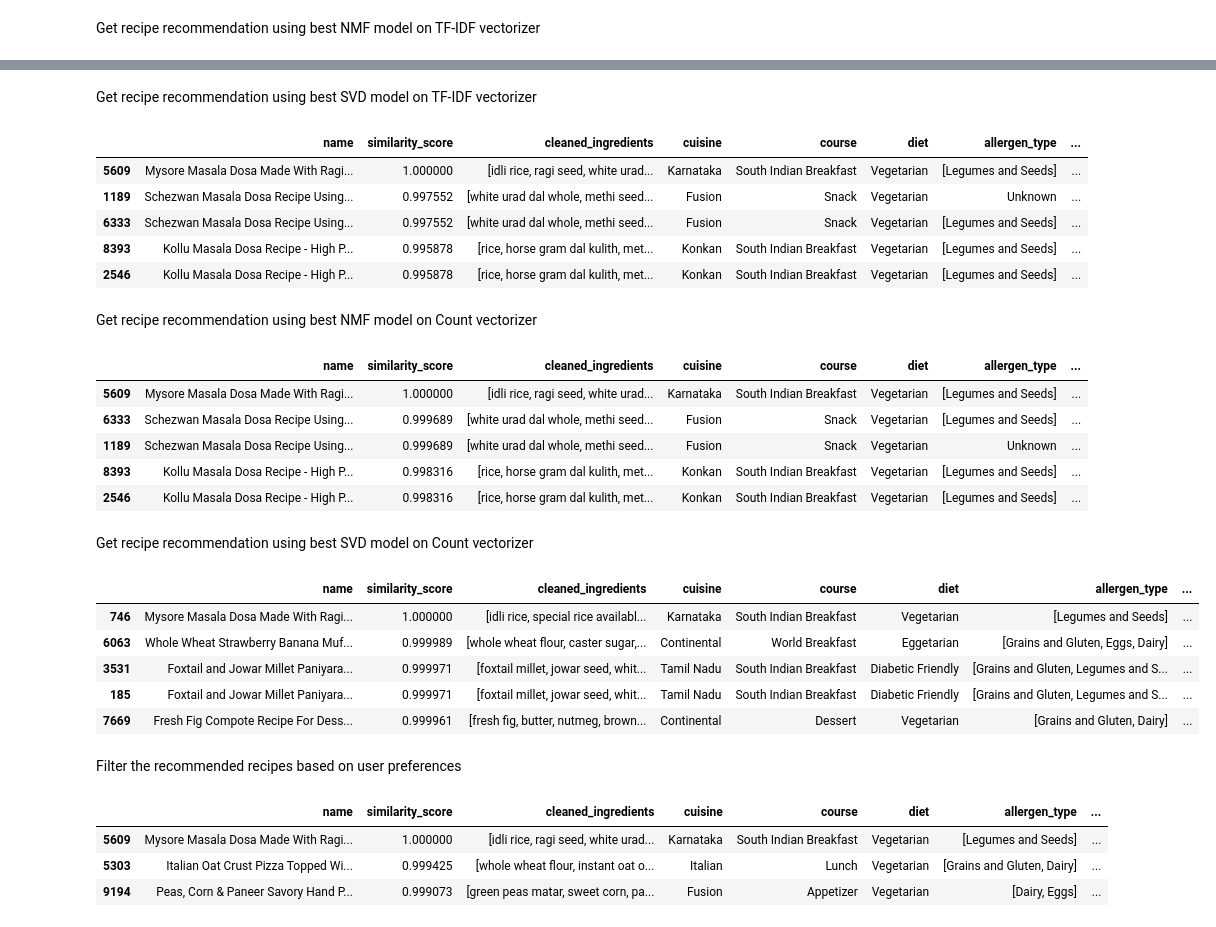
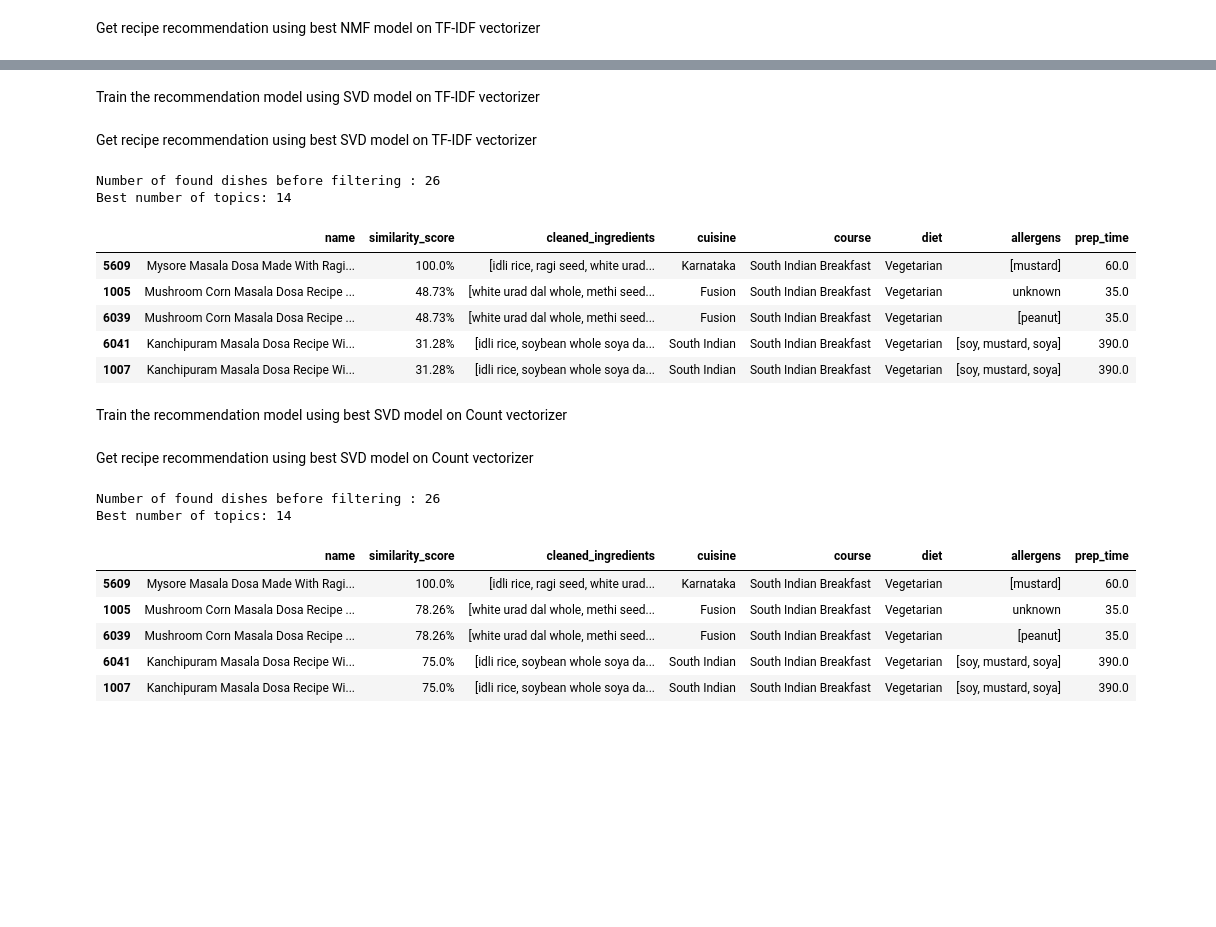
Before and after one commit to jonkerr/indian-food, a Jupyter notebook: recommendation_model.ipynb, the cells around one changed output, grey strips where cells are left out. Saved outputs shown, nothing was run; the diff lists cells and outputs as text; code cells hidden in the pictures; blank space fills up the shorter version.

Commit message:
modified the def recommendation

```diff
--- a/recommendation_model.ipynb
+++ b/recommendation_model.ipynb
@@ -69,0 +220,2 @@ recommended_recipes_nmf_tfidf
+# %% [markdown]
+Train the recommendation model using SVD model on TF-IDF vectorizer
@@ -70,24 +302,16 @@ recommended_recipes_nmf_tfidf
 # %% [markdown]
 Get recipe recommendation using best SVD model on TF-IDF vectorizer
 # %%
-recommended_recipes_svd_tfidf = get_recommendations("masala dosa", processed_df, 15, TfidfVectorizer(), TruncatedSVD, 5)
+recommended_recipes_svd_tfidf = get_recommendations_svd_tfidf("masala dosa")
 recommended_recipes_svd_tfidf
 # %% [output]
+Number of found dishes before filtering : 26
+Best number of topics: 14
-|  | name | similarity_score | cleaned_ingredients | cuisine | course | diet | allergen_type | ... |
-| 5609 | Mysore Masala Dosa Made With Ragi... | 1.000000 | [idli rice, ragi seed, white urad... | Karnataka | South Indian Breakfast | Vegetarian | [Legumes and Seeds] | ... |
-| 1189 | Schezwan Masala Dosa Recipe Using... | 0.997552 | [white urad dal whole, methi seed... | Fusion | Snack | Vegetarian | Unknown | ... |
-| 6333 | Schezwan Masala Dosa Recipe Using... | 0.997552 | [white urad dal whole, methi seed... | Fusion | Snack | Vegetarian | [Legumes and Seeds] | ... |
-| 8393 | Kollu Masala Dosa Recipe - High P... | 0.995878 | [rice, horse gram dal kulith, met... | Konkan | South Indian Breakfast | Vegetarian | [Legumes and Seeds] | ... |
-| 2546 | Kollu Masala Dosa Recipe - High P... | 0.995878 | [rice, horse gram dal kulith, met... | Konkan | South Indian Breakfast | Vegetarian | [Legumes and Seeds] | ... |
+|  | name | similarity_score | cleaned_ingredients | cuisine | course | diet | allergens | prep_time |
+| 5609 | Mysore Masala Dosa Made With Ragi... | 100.0% | [idli rice, ragi seed, white urad... | Karnataka | South Indian Breakfast | Vegetarian | [mustard] | 60.0 |
+| 1005 | Mushroom Corn Masala Dosa Recipe ... | 48.73% | [white urad dal whole, methi seed... | Fusion | South Indian Breakfast | Vegetarian | unknown | 35.0 |
+| 6039 | Mushroom Corn Masala Dosa Recipe ... | 48.73% | [white urad dal whole, methi seed... | Fusion | South Indian Breakfast | Vegetarian | [peanut] | 35.0 |
+| 6041 | Kanchipuram Masala Dosa Recipe Wi... | 31.28% | [idli rice, soybean whole soya da... | South Indian | South Indian Breakfast | Vegetarian | [soy, mustard, soya] | 390.0 |
+| 1007 | Kanchipuram Masala Dosa Recipe Wi... | 31.28% | [idli rice, soybean whole soya da... | South Indian | South Indian Breakfast | Vegetarian | [soy, mustard, soya] | 390.0 |
 # %% [markdown]
-Get recipe recommendation using best NMF model on Count vectorizer
+Train the recommendation model using best SVD model on Count vectorizer
-# %%
-recommended_recipes_nmf_count = get_recommendations("masala dosa", processed_df, 24, CountVectorizer(), NMF, 5)
-recommended_recipes_nmf_count
-# %% [output]
-|  | name | similarity_score | cleaned_ingredients | cuisine | course | diet | allergen_type | ... |
-| 5609 | Mysore Masala Dosa Made With Ragi... | 1.000000 | [idli rice, ragi seed, white urad... | Karnataka | South Indian Breakfast | Vegetarian | [Legumes and Seeds] | ... |
-| 6333 | Schezwan Masala Dosa Recipe Using... | 0.999689 | [white urad dal whole, methi seed... | Fusion | Snack | Vegetarian | [Legumes and Seeds] | ... |
-| 1189 | Schezwan Masala Dosa Recipe Using... | 0.999689 | [white urad dal whole, methi seed... | Fusion | Snack | Vegetarian | Unknown | ... |
-| 8393 | Kollu Masala Dosa Recipe - High P... | 0.998316 | [rice, horse gram dal kulith, met... | Konkan | South Indian Breakfast | Vegetarian | [Legumes and Seeds] | ... |
-| 2546 | Kollu Masala Dosa Recipe - High P... | 0.998316 | [rice, horse gram dal kulith, met... | Konkan | South Indian Breakfast | Vegetarian | [Legumes and Seeds] | ... |
@@ -94,14 +398,14 @@ recommended_recipes_nmf_count
 # %% [markdown]
 Get recipe recommendation using best SVD model on Count vectorizer
 # %%
-recommended_recipes_svd_count = get_recommendations("masala dosa", processed_df, 3, CountVectorizer(), TruncatedSVD, 5)
+recommended_recipes_svd_count = get_recommendations_svd_count("masala dosa")
 recommended_recipes_svd_count
 # %% [output]
+Number of found dishes before filtering : 26
+Best number of topics: 14
-|  | name | similarity_score | cleaned_ingredients | cuisine | course | diet | allergen_type | ... |
-| 746 | Mysore Masala Dosa Made With Ragi... | 1.000000 | [idli rice, special rice availabl... | Karnataka | South Indian Breakfast | Vegetarian | [Legumes and Seeds] | ... |
-| 6063 | Whole Wheat Strawberry Banana Muf... | 0.999989 | [whole wheat flour, caster sugar,... | Continental | World Breakfast | Eggetarian | [Grains and Gluten, Eggs, Dairy] | ... |
-| 3531 | Foxtail and Jowar Millet Paniyara... | 0.999971 | [foxtail millet, jowar seed, whit... | Tamil Nadu | South Indian Breakfast | Diabetic Friendly | [Grains and Gluten, Legumes and S... | ... |
-| 185 | Foxtail and Jowar Millet Paniyara... | 0.999971 | [foxtail millet, jowar seed, whit... | Tamil Nadu | South Indian Breakfast | Diabetic Friendly | [Grains and Gluten, Legumes and S... | ... |
-| 7669 | Fresh Fig Compote Recipe For Dess... | 0.999961 | [fresh fig, butter, nutmeg, brown... | Continental | Dessert | Vegetarian | [Grains and Gluten, Dairy] | ... |
+|  | name | similarity_score | cleaned_ingredients | cuisine | course | diet | allergens | prep_time |
+| 5609 | Mysore Masala Dosa Made With Ragi... | 100.0% | [idli rice, ragi seed, white urad... | Karnataka | South Indian Breakfast | Vegetarian | [mustard] | 60.0 |
+| 1005 | Mushroom Corn Masala Dosa Recipe ... | 78.26% | [white urad dal whole, methi seed... | Fusion | South Indian Breakfast | Vegetarian | unknown | 35.0 |
+| 6039 | Mushroom Corn Masala Dosa Recipe ... | 78.26% | [white urad dal whole, methi seed... | Fusion | South Indian Breakfast | Vegetarian | [peanut] | 35.0 |
+| 6041 | Kanchipuram Masala Dosa Recipe Wi... | 75.0% | [idli rice, soybean whole soya da... | South Indian | South Indian Breakfast | Vegetarian | [soy, mustard, soya] | 390.0 |
+| 1007 | Kanchipuram Masala Dosa Recipe Wi... | 75.0% | [idli rice, soybean whole soya da... | South Indian | South Indian Breakfast | Vegetarian | [soy, mustard, soya] | 390.0 |
-# %% [markdown]
-Filter the recommended recipes based on user preferences
@@ -124,11 +411,0 @@ def filter_recipes(df, cuisine=None, course=None, diet=None, prep_time=None, all
-# %%
-# Example
-recommended_recipes = recommended_recipes_nmf_tfidf
-if recommended_recipes is not None:
-    filtered_recommendations = filter_recipes(recommended_recipes, diet = "Vegetarian")
-    display(filtered_recommendations)
-# %% [output]
-|  | name | similarity_score | cleaned_ingredients | cuisine | course | diet | allergen_type | ... |
-| 5609 | Mysore Masala Dosa Made With Ragi... | 1.000000 | [idli rice, ragi seed, white urad... | Karnataka | South Indian Breakfast | Vegetarian | [Legumes and Seeds] | ... |
-| 5303 | Italian Oat Crust Pizza Topped Wi... | 0.999425 | [whole wheat flour, instant oat o... | Italian | Lunch | Vegetarian | [Grains and Gluten, Dairy] | ... |
-| 9194 | Peas, Corn & Paneer Savory Hand P... | 0.999073 | [green peas matar, sweet corn, pa... | Fusion | Appetizer | Vegetarian | [Dairy, Eggs] | ... |
```
Also changed, not shown: parts of 25 cells of this notebook.
